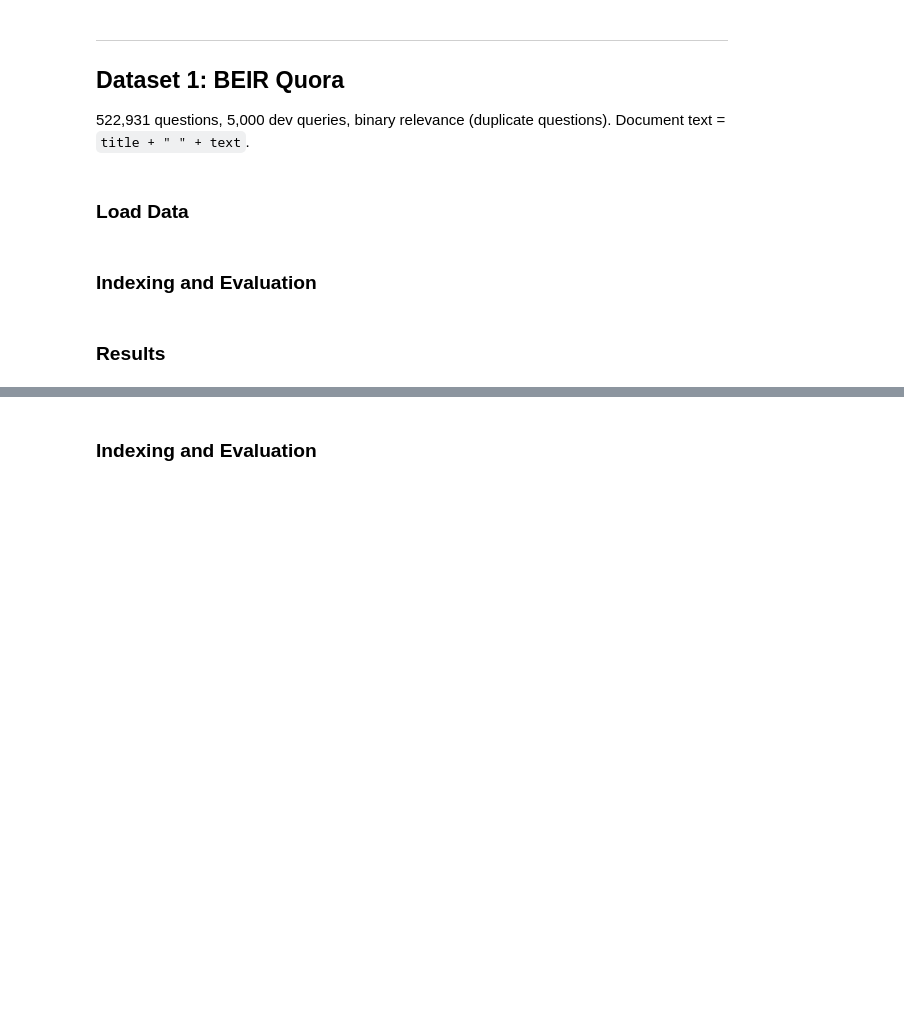
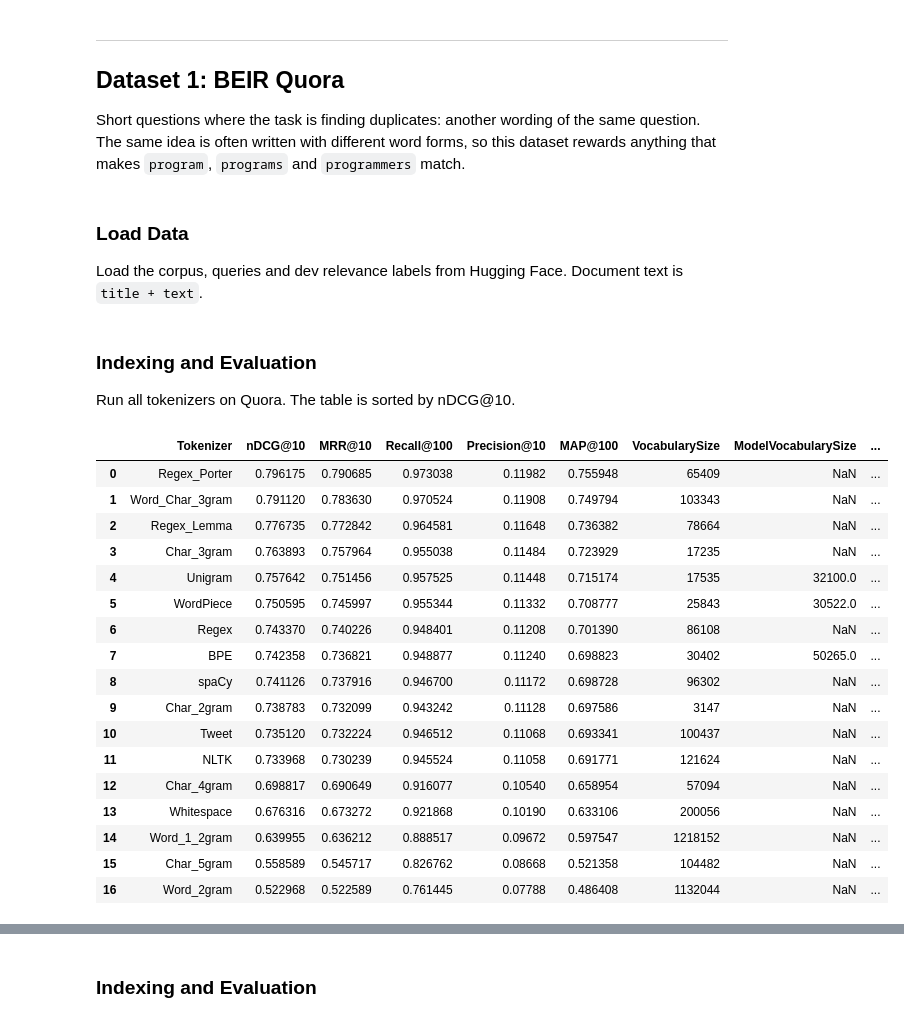
Before and after one commit to enisteper1/e2e-search-lab, a Jupyter notebook: tokenization/tokenization.ipynb, the cells around one changed output, grey strips where cells are left out. Saved outputs shown, nothing was run; the diff lists cells and outputs as text; code cells hidden in the pictures; blank space fills up the shorter version.

```diff
--- a/tokenization/tokenization.ipynb
+++ b/tokenization/tokenization.ipynb
@@ -107,21 +293,13 @@ tokenizers = {
 # %%
-examples = [
-    # Quora-style questions
-    "How can I learn Python programming?",
-    "What's the best way to learn machine-learning?",
-    "Is Python 3.11 better than Python 2.7?",
-    "C++ vs. C#: Which language should I learn?",
-    # WANDS-style product queries
-    "60-inch Stainless Steel Tables",
-    "women's running shoes",
-    "Dining table, 4 chairs (set of 5)",
-    # Stemming vs. lemmatization
-    "How are programmers writing better programs?",
-    "Stainless steel tables with storage drawers",
-]
+example = "What's the best way to learn machine-learning?"
+print(f"Input: {example}\n")
 
-for example in examples:
-    print("\nINPUT:", example)
-
-    for name, tokenizer in tokenizers.items():
-        print(f"{name:13}", tokenizer(example))
+# Corpus-trained subwords are fitted later, so no pretrained stand-in is shown.
+for name in ANALYZERS:
+    if name in STATIC_TOKENIZERS:
+        tokenizer = STATIC_TOKENIZERS[name]
+    elif SUBWORD_MODE == "pretrained":
+        tokenizer = load_pretrained_subword(name)
+    else:
+        continue
+    print(f"{name:20} {tokenizer(example)}")
@@ -462,10 +678,11 @@ def print_improvement(results_df, baseline_name="Whitespace"):
 ---
 ## Dataset 1: BEIR Quora
 
-522,931 questions, 5,000 dev queries, binary relevance (duplicate questions).
-Document text = `title + " " + text`.
+Short questions where the task is finding duplicates: another wording of the same question. The same idea is often written with different word forms, so this dataset rewards anything that makes `program`, `programs` and `programmers` match.
 # %% [markdown]
 ### Load Data
+
+Load the corpus, queries and dev relevance labels from Hugging Face. Document text is `title + text`.
 # %%
 if "quora" in DATASETS:
     corpus_ds = load_dataset("BeIR/quora", "corpus", split="corpus")
@@ -501,22 +713,43 @@ if "quora" in DATASETS:
 # %% [markdown]
 ### Indexing and Evaluation
+
+Run all tokenizers on Quora. The table is sorted by nDCG@10.
 # %%
 if "quora" in DATASETS:
     quora_results_df, quora_per_query_df = run_benchmark(
         "quora",
         corpus_texts=lambda: doc_texts,
         n_docs=len(doc_texts),
         doc_ids=doc_ids,
         query_ids=query_ids,
         query_texts=query_texts,
         qrels=qrels,
         evaluate_fn=evaluate_binary,
     )
 
     all_dataset_results["quora"] = quora_results_df
+    with pd.option_context("display.max_columns", None, "display.max_rows", None):
+        display(quora_results_df)
 
     # Free the corpus before the next dataset
     del corpus_ds, queries_ds, qrels_dev_ds, doc_ids, doc_texts, all_queries
     gc.collect()
+# %% [output]
+|  | Tokenizer | nDCG@10 | MRR@10 | Recall@100 | Precision@10 | MAP@100 | VocabularySize | ModelVocabularySize | ... |
+| 0 | Regex_Porter | 0.796175 | 0.790685 | 0.973038 | 0.11982 | 0.755948 | 65409 | NaN | ... |
+| 1 | Word_Char_3gram | 0.791120 | 0.783630 | 0.970524 | 0.11908 | 0.749794 | 103343 | NaN | ... |
+| 2 | Regex_Lemma | 0.776735 | 0.772842 | 0.964581 | 0.11648 | 0.736382 | 78664 | NaN | ... |
+| 3 | Char_3gram | 0.763893 | 0.757964 | 0.955038 | 0.11484 | 0.723929 | 17235 | NaN | ... |
+| 4 | Unigram | 0.757642 | 0.751456 | 0.957525 | 0.11448 | 0.715174 | 17535 | 32100.0 | ... |
+| 5 | WordPiece | 0.750595 | 0.745997 | 0.955344 | 0.11332 | 0.708777 | 25843 | 30522.0 | ... |
+| 6 | Regex | 0.743370 | 0.740226 | 0.948401 | 0.11208 | 0.701390 | 86108 | NaN | ... |
+| 7 | BPE | 0.742358 | 0.736821 | 0.948877 | 0.11240 | 0.698823 | 30402 | 50265.0 | ... |
+| 8 | spaCy | 0.741126 | 0.737916 | 0.946700 | 0.11172 | 0.698728 | 96302 | NaN | ... |
+| 9 | Char_2gram | 0.738783 | 0.732099 | 0.943242 | 0.11128 | 0.697586 | 3147 | NaN | ... |
+| 10 | Tweet | 0.735120 | 0.732224 | 0.946512 | 0.11068 | 0.693341 | 100437 | NaN | ... |
+| 11 | NLTK | 0.733968 | 0.730239 | 0.945524 | 0.11058 | 0.691771 | 121624 | NaN | ... |
+| 12 | Char_4gram | 0.698817 | 0.690649 | 0.916077 | 0.10540 | 0.658954 | 57094 | NaN | ... |
+| 13 | Whitespace | 0.676316 | 0.673272 | 0.921868 | 0.10190 | 0.633106 | 200056 | NaN | ... |
+| 14 | Word_1_2gram | 0.639955 | 0.636212 | 0.888517 | 0.09672 | 0.597547 | 1218152 | NaN | ... |
+| 15 | Char_5gram | 0.558589 | 0.545717 | 0.826762 | 0.08668 | 0.521358 | 104482 | NaN | ... |
+| 16 | Word_2gram | 0.522968 | 0.522589 | 0.761445 | 0.07788 | 0.486408 | 1132044 | NaN | ... |
-# %% [markdown]
-### Results
```
Also changed, not shown: parts of 38 cells of this notebook.
